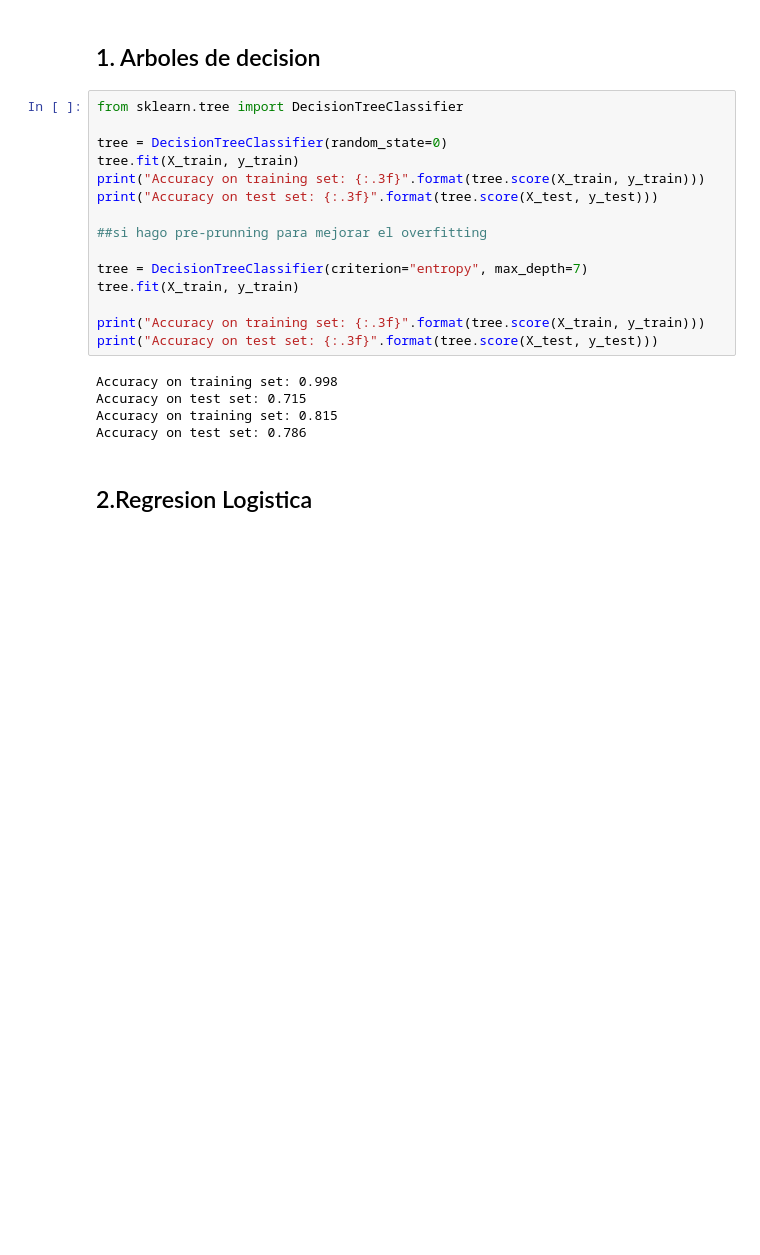
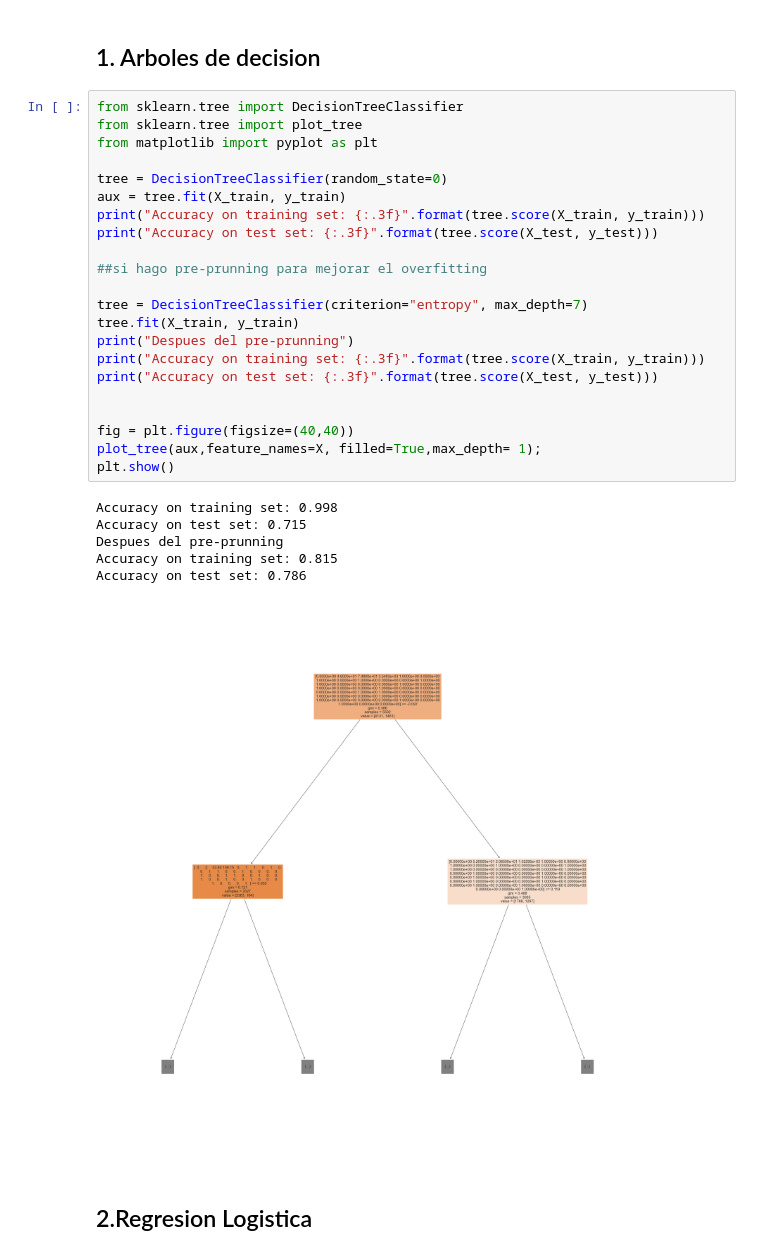
Before and after one commit to rcs532/TP-InteligenciaArtificial, a Jupyter notebook: TP1/tp1-2022-G1.ipynb, the cells around one changed output. Cells and saved outputs as stored; diff of their text form; blank space fills up the shorter version.

```diff
--- a/TP1/tp1-2022-G1.ipynb
+++ b/TP1/tp1-2022-G1.ipynb
@@ -198,24 +198,33 @@ X_test = sc.fit_transform(X_test)
 ## 1. Arboles de decision
 # %%
 from sklearn.tree import DecisionTreeClassifier
+from sklearn.tree import plot_tree
+from matplotlib import pyplot as plt
 
 tree = DecisionTreeClassifier(random_state=0)
-tree.fit(X_train, y_train)
+aux = tree.fit(X_train, y_train)
 print("Accuracy on training set: {:.3f}".format(tree.score(X_train, y_train)))
 print("Accuracy on test set: {:.3f}".format(tree.score(X_test, y_test)))
 
 ##si hago pre-prunning para mejorar el overfitting
 
 tree = DecisionTreeClassifier(criterion="entropy", max_depth=7)
 tree.fit(X_train, y_train)
-
+print("Despues del pre-prunning")
 print("Accuracy on training set: {:.3f}".format(tree.score(X_train, y_train)))
 print("Accuracy on test set: {:.3f}".format(tree.score(X_test, y_test)))
+
+
+fig = plt.figure(figsize=(40,40))
+plot_tree(aux,feature_names=X, filled=True,max_depth= 1);
+plt.show()
 # %% [output]
 Accuracy on training set: 0.998
 Accuracy on test set: 0.715
+Despues del pre-prunning
 Accuracy on training set: 0.815
 Accuracy on test set: 0.786
+[figure, added]
 # %% [markdown]
 ## 2.Regresion Logistica
 # %%
```
Also changed, not shown: parts of 4 cells of this notebook.
